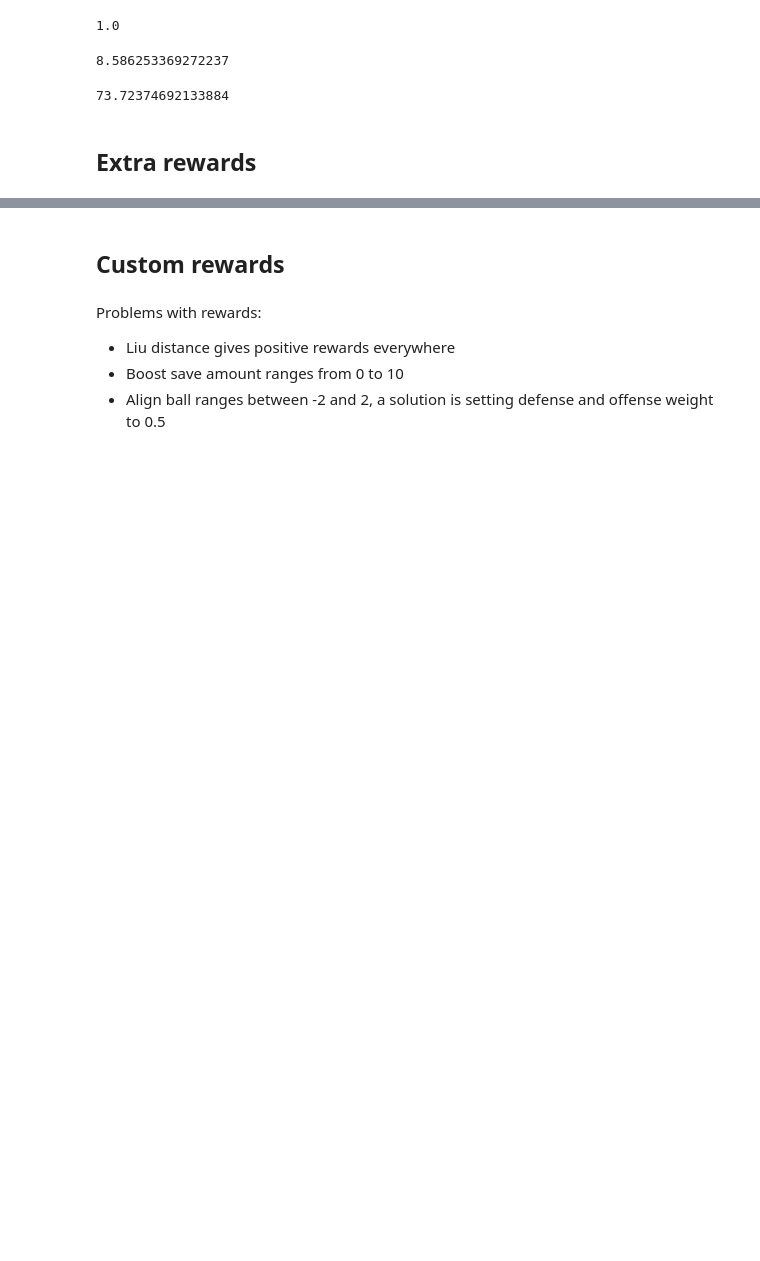
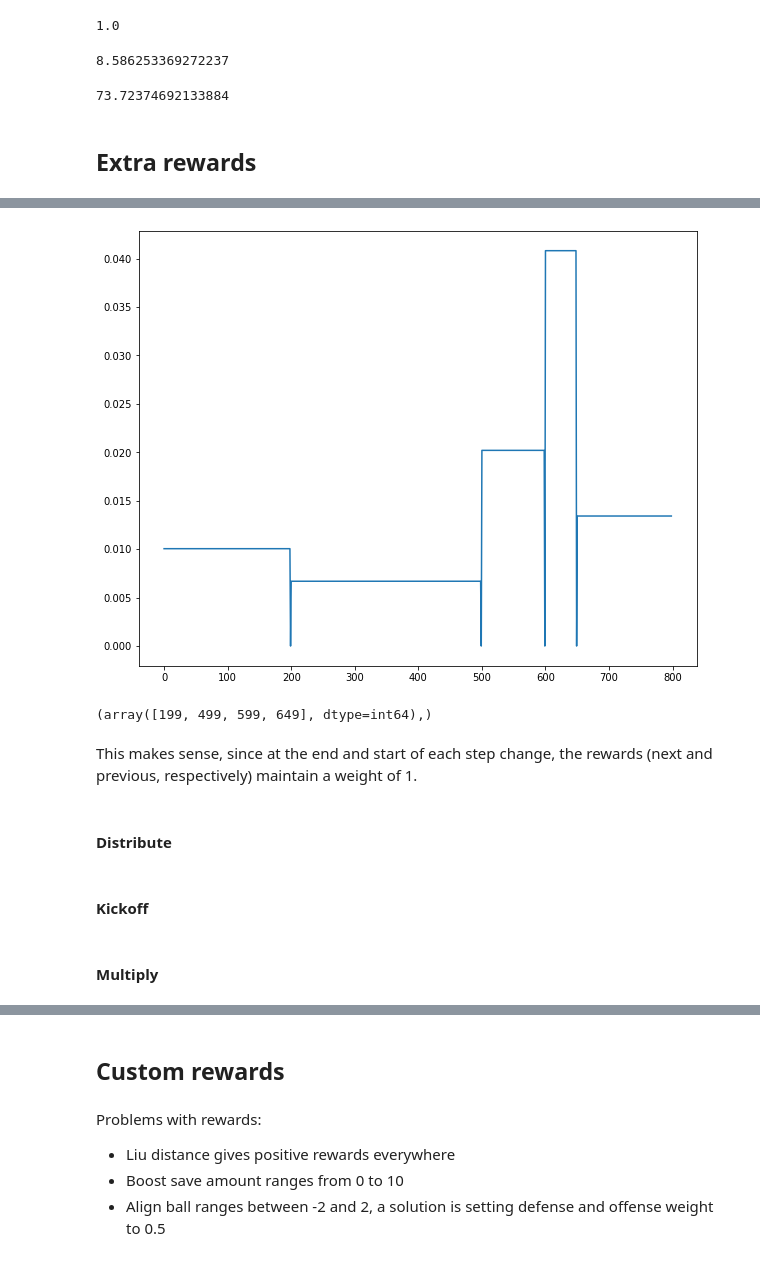
Before and after one commit to Enkhai/lucy-utils, a Jupyter notebook: examples/16_reward_shaping/analysis.ipynb, the cells around one changed output, grey strips where cells are left out. Saved outputs shown, nothing was run; the diff lists cells and outputs as text; code cells hidden in the pictures; blank space fills up the shorter version.

```diff
--- a/examples/16_reward_shaping/analysis.ipynb
+++ b/examples/16_reward_shaping/analysis.ipynb
@@ -750,0 +771,18 @@ common.touch_ball(ball_position_aerial, 2)
+# %%
+plt.figure(figsize=(10, 8))
+plt.plot(anneal_diff_zs)
+plt.show()
+# %% [output]
+[figure, added]
+# %%
+np.where(anneal_diff_zs == 0)
+# %% [output]
+(array([199, 499, 599, 649], dtype=int64),)
+# %% [markdown]
+This makes sense, since at the end and start of each step change, the rewards (next and previous, respectively) maintain a weight of 1.
+# %% [markdown]
+#### Distribute
+# %% [markdown]
+#### Kickoff
+# %% [markdown]
+#### Multiply
```
Also changed, not shown: parts of 11 cells of this notebook, 1 other file.
